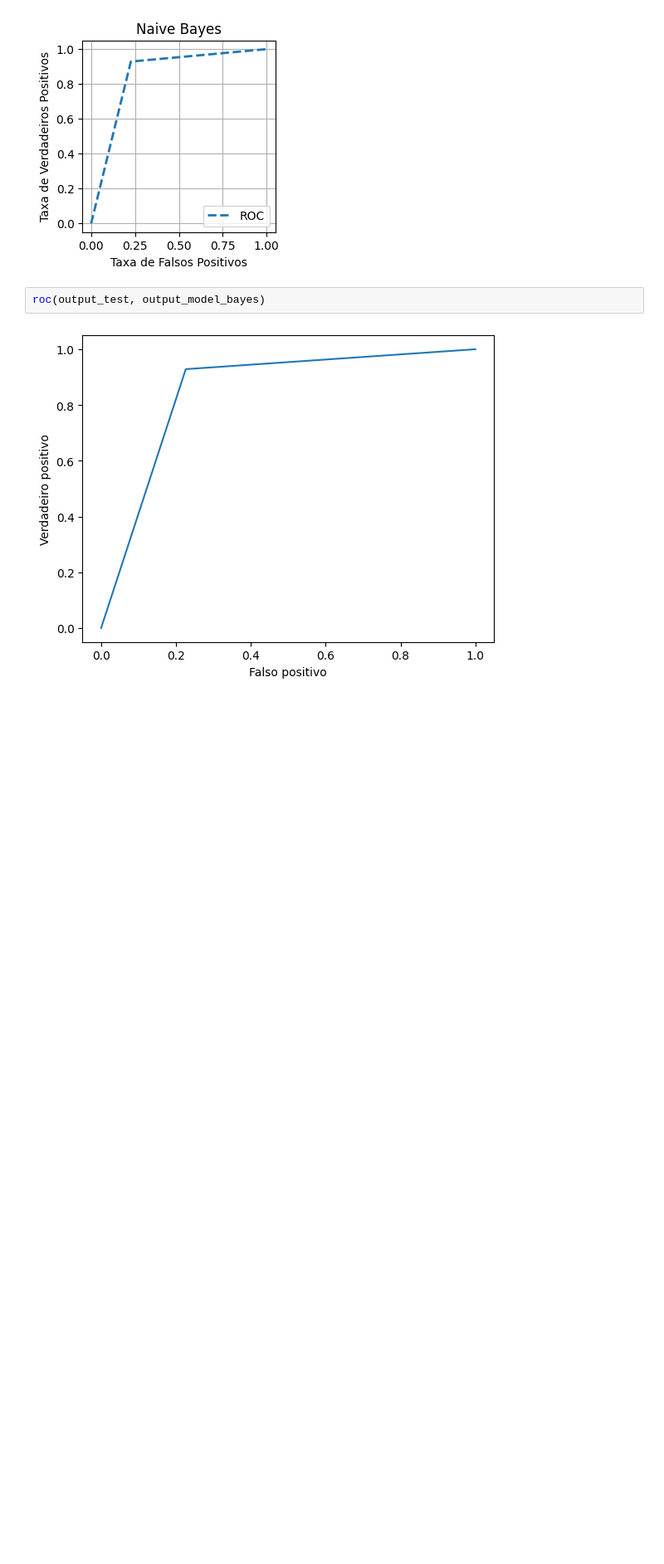
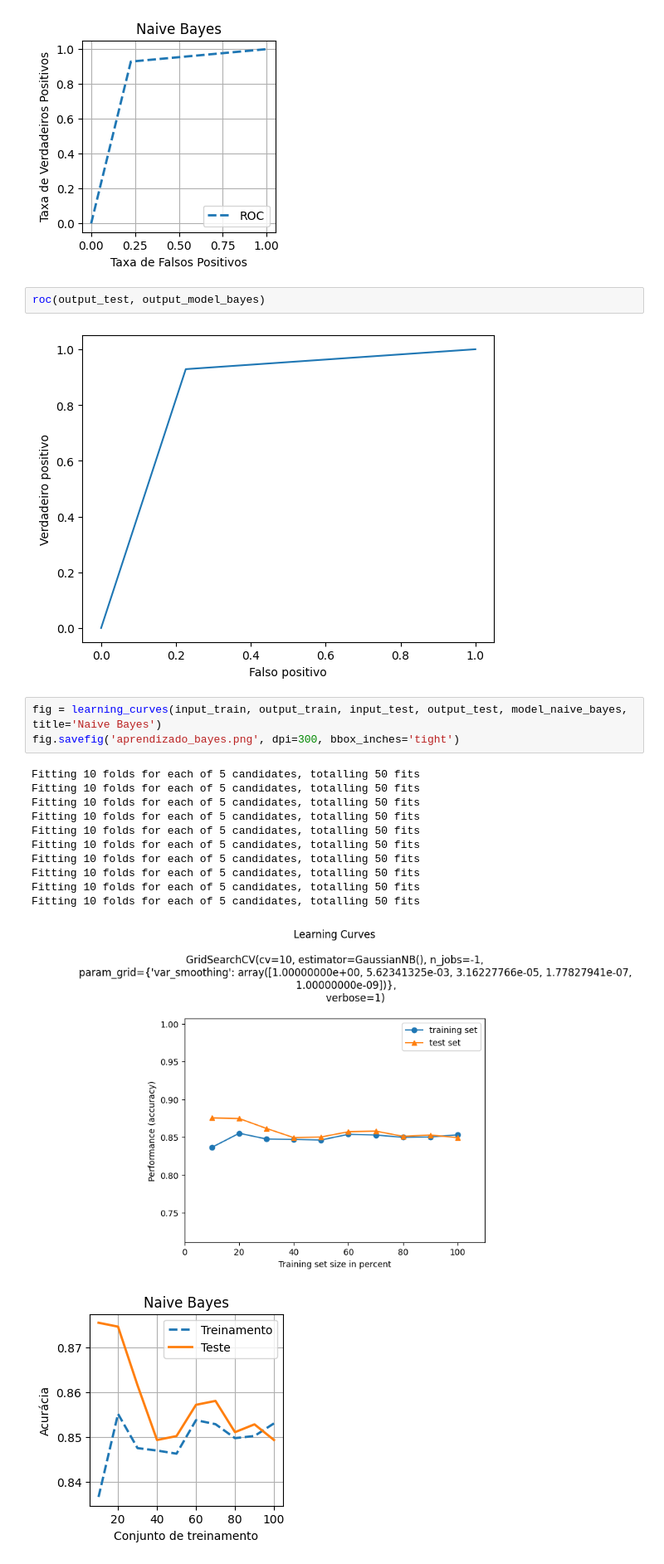
Before and after one commit to cilab-ufersa/euthyroid_sick_syndrome, a Jupyter notebook: euthyroid_sick_syndrome/plot_figures.ipynb, the cells around one changed output. Shown at 83% size. Cells and saved outputs as stored; diff of their text form; blank space fills up the shorter version.

```diff
--- a/euthyroid_sick_syndrome/plot_figures.ipynb
+++ b/euthyroid_sick_syndrome/plot_figures.ipynb
@@ -177,3 +195,19 @@ fig.savefig('roc_bayes.png', dpi=300, bbox_inches='tight')
 roc(output_test, output_model_bayes)
 # %% [output]
 [figure]
+# %%
+fig = learning_curves(input_train, output_train, input_test, output_test, model_naive_bayes, title='Naive Bayes')
+fig.savefig('aprendizado_bayes.png', dpi=300, bbox_inches='tight')
+# %% [output]
+Fitting 10 folds for each of 5 candidates, totalling 50 fits
+Fitting 10 folds for each of 5 candidates, totalling 50 fits
+Fitting 10 folds for each of 5 candidates, totalling 50 fits
+Fitting 10 folds for each of 5 candidates, totalling 50 fits
+Fitting 10 folds for each of 5 candidates, totalling 50 fits
+Fitting 10 folds for each of 5 candidates, totalling 50 fits
+Fitting 10 folds for each of 5 candidates, totalling 50 fits
+Fitting 10 folds for each of 5 candidates, totalling 50 fits
+Fitting 10 folds for each of 5 candidates, totalling 50 fits
+Fitting 10 folds for each of 5 candidates, totalling 50 fits
+[figure, added]
+[figure, added]
```
Also changed, not shown: parts of 6 cells of this notebook, 5 other files.
